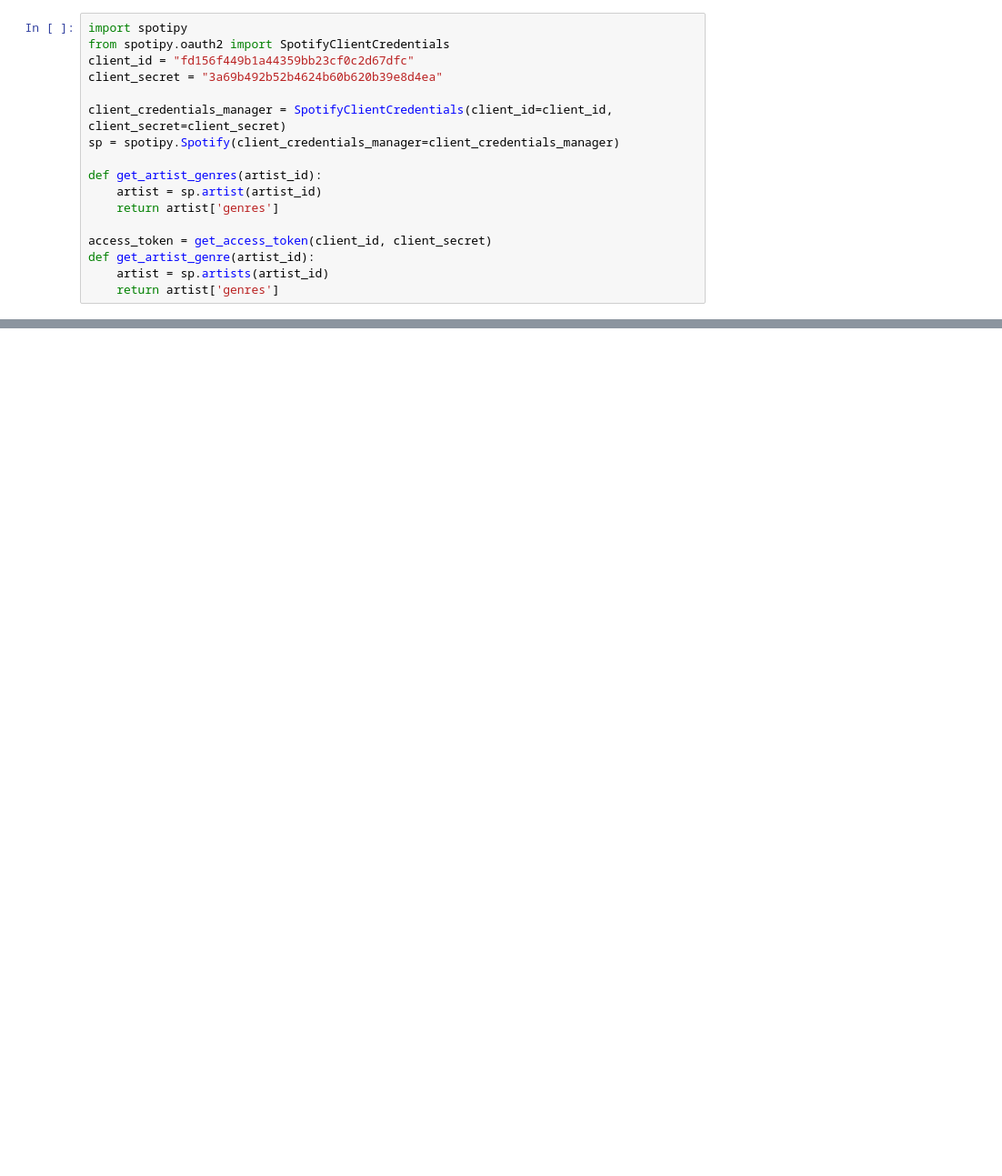
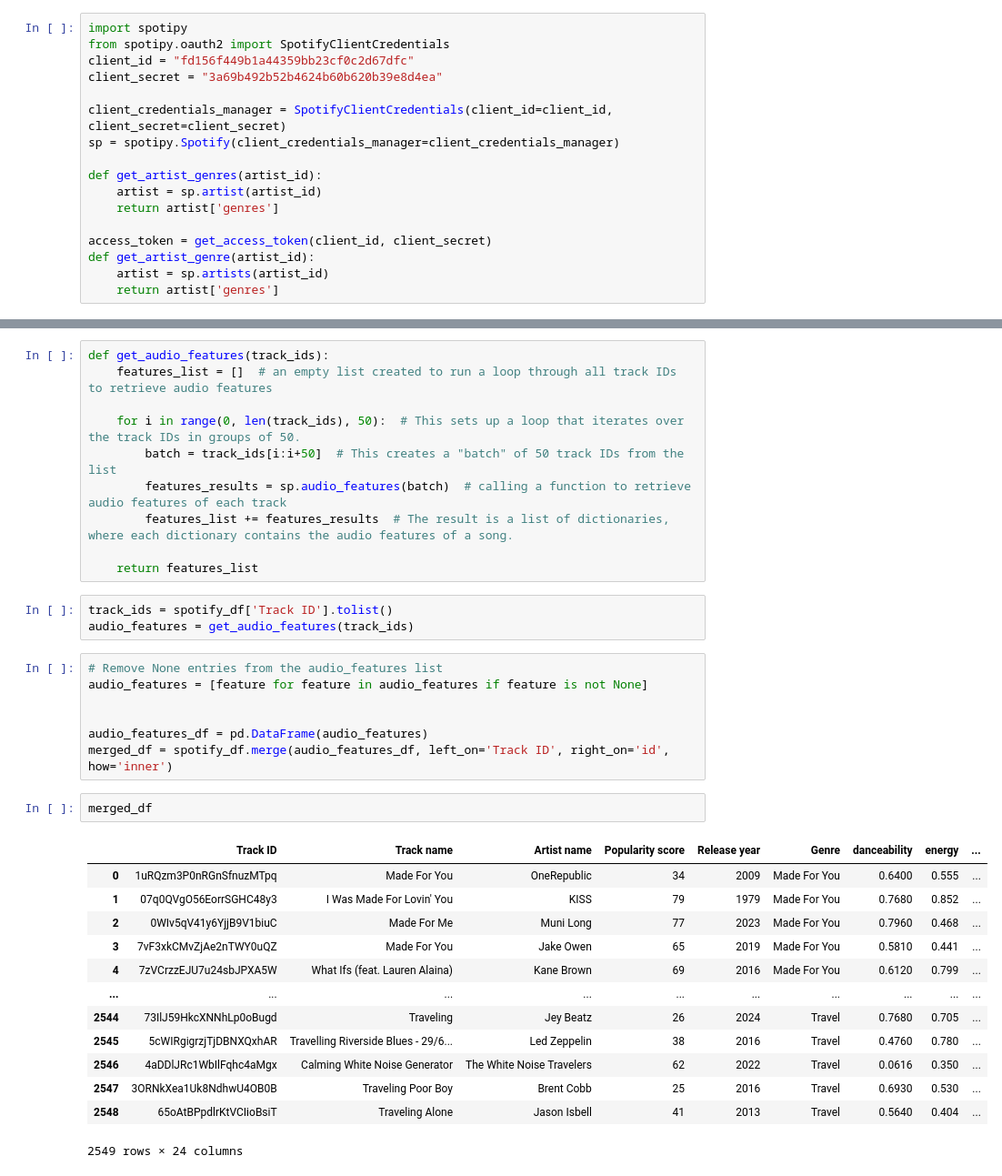
Before and after one commit to hari-potharaju/music_recc, a Jupyter notebook: source/components/spotifydata.ipynb, the cells around one changed output, grey strips where cells are left out. Shown at 91% size. Drawn from its saved outputs; the diff is of its cells as text; blank space fills up the shorter version.

```diff
--- a/source/components/spotifydata.ipynb
+++ b/source/components/spotifydata.ipynb
@@ -80,0 +154,36 @@ def get_artist_genre(artist_id):
+# %%
+def get_audio_features(track_ids):
+    features_list = []  # an empty list created to run a loop through all track IDs to retrieve audio features
+
+    for i in range(0, len(track_ids), 50):  # This sets up a loop that iterates over the track IDs in groups of 50.
+        batch = track_ids[i:i+50]  # This creates a "batch" of 50 track IDs from the list
+        features_results = sp.audio_features(batch)  # calling a function to retrieve audio features of each track
+        features_list += features_results  # The result is a list of dictionaries, where each dictionary contains the audio features of a song.
+
+    return features_list
+# %%
+track_ids = spotify_df['Track ID'].tolist()
+audio_features = get_audio_features(track_ids)
+# %%
+# Remove None entries from the audio_features list
+audio_features = [feature for feature in audio_features if feature is not None]
+
+
+audio_features_df = pd.DataFrame(audio_features)
+merged_df = spotify_df.merge(audio_features_df, left_on='Track ID', right_on='id', how='inner')
+# %%
+merged_df
+# %% [output]
+|  | Track ID | Track name | Artist name | Popularity score | Release year | Genre | danceability | energy | ... |
+| 0 | 1uRQzm3P0nRGnSfnuzMTpq | Made For You | OneRepublic | 34 | 2009 | Made For You | 0.6400 | 0.555 | ... |
+| 1 | 07q0QVgO56EorrSGHC48y3 | I Was Made For Lovin' You | KISS | 79 | 1979 | Made For You | 0.7680 | 0.852 | ... |
+| 2 | 0WIv5qV41y6YjjB9V1biuC | Made For Me | Muni Long | 77 | 2023 | Made For You | 0.7960 | 0.468 | ... |
+| 3 | 7vF3xkCMvZjAe2nTWY0uQZ | Made For You | Jake Owen | 65 | 2019 | Made For You | 0.5810 | 0.441 | ... |
+| 4 | 7zVCrzzEJU7u24sbJPXA5W | What Ifs (feat. Lauren Alaina) | Kane Brown | 69 | 2016 | Made For You | 0.6120 | 0.799 | ... |
+| ... | ... | ... | ... | ... | ... | ... | ... | ... | ... |
+| 2544 | 73IlJ59HkcXNNhLp0oBugd | Traveling | Jey Beatz | 26 | 2024 | Travel | 0.7680 | 0.705 | ... |
+| 2545 | 5cWIRgigrzjTjDBNXQxhAR | Travelling Riverside Blues - 29/6... | Led Zeppelin | 38 | 2016 | Travel | 0.4760 | 0.780 | ... |
+| 2546 | 4aDDlJRc1WbIlFqhc4aMgx | Calming White Noise Generator | The White Noise Travelers | 62 | 2022 | Travel | 0.0616 | 0.350 | ... |
+| 2547 | 3ORNkXea1Uk8NdhwU4OB0B | Traveling Poor Boy | Brent Cobb | 25 | 2016 | Travel | 0.6930 | 0.530 | ... |
+| 2548 | 65oAtBPpdlrKtVCIioBsiT | Traveling Alone | Jason Isbell | 41 | 2013 | Travel | 0.5640 | 0.404 | ... |
+2549 rows × 24 columns
```
Also changed, not shown: parts of 6 cells of this notebook, 1 other file.
